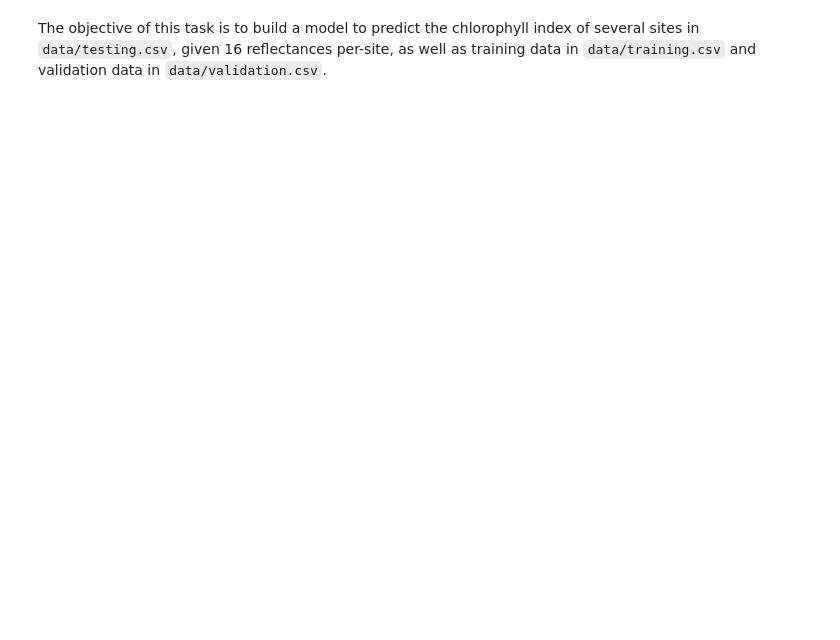
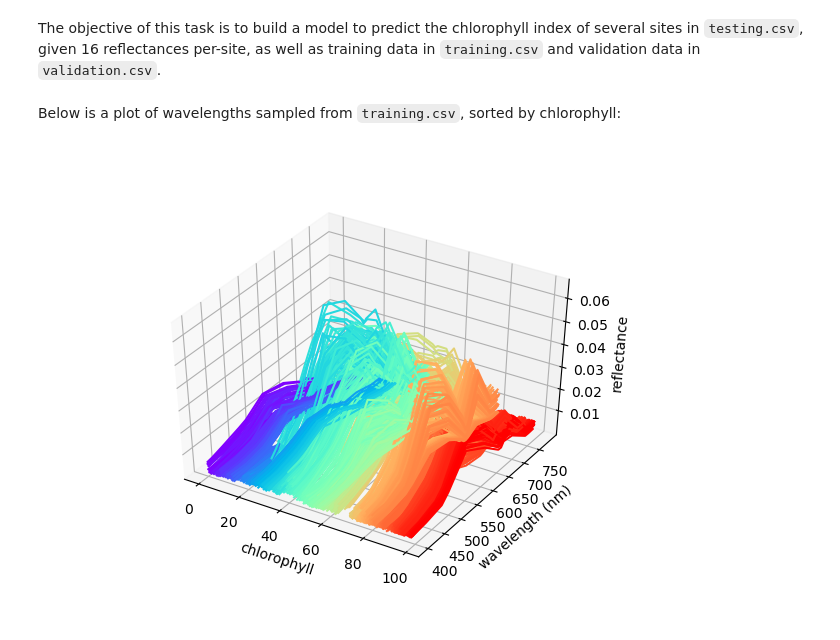
Before and after one commit to zacharyburnett/sentinel3_chlorophyll, a Jupyter notebook: notebooks/zacharyburnett_sentinel3_chlorophyll.ipynb, the cells around one changed output. Saved outputs shown, nothing was run; the diff lists cells and outputs as text; code cells hidden in the pictures; blank space fills up the shorter version.

```diff
--- a/notebooks/zacharyburnett_sentinel3_chlorophyll.ipynb
+++ b/notebooks/zacharyburnett_sentinel3_chlorophyll.ipynb
@@ -1,4 +3,10 @@
 # %% [markdown]
-The objective of this task is to build a model to predict the chlorophyll index of several sites in `data/testing.csv`,
-given 16 reflectances per-site, as well as training data in `data/training.csv` and validation data in `data/validation.csv`.
+The objective of this task is to build a model to predict the chlorophyll index of several sites in `testing.csv`,
+given 16 reflectances per-site, as well as training data in `training.csv` and validation data in `validation.csv`.
+# %% [markdown]
+Below is a plot of wavelengths sampled from `training.csv`, sorted by chlorophyll:
+# %%
+Image("../images/training_data.png")
+# %% [output]
+[figure, added]
 # %% [markdown]
```
Also changed, not shown: parts of 5 cells of this notebook, 9 other files.
